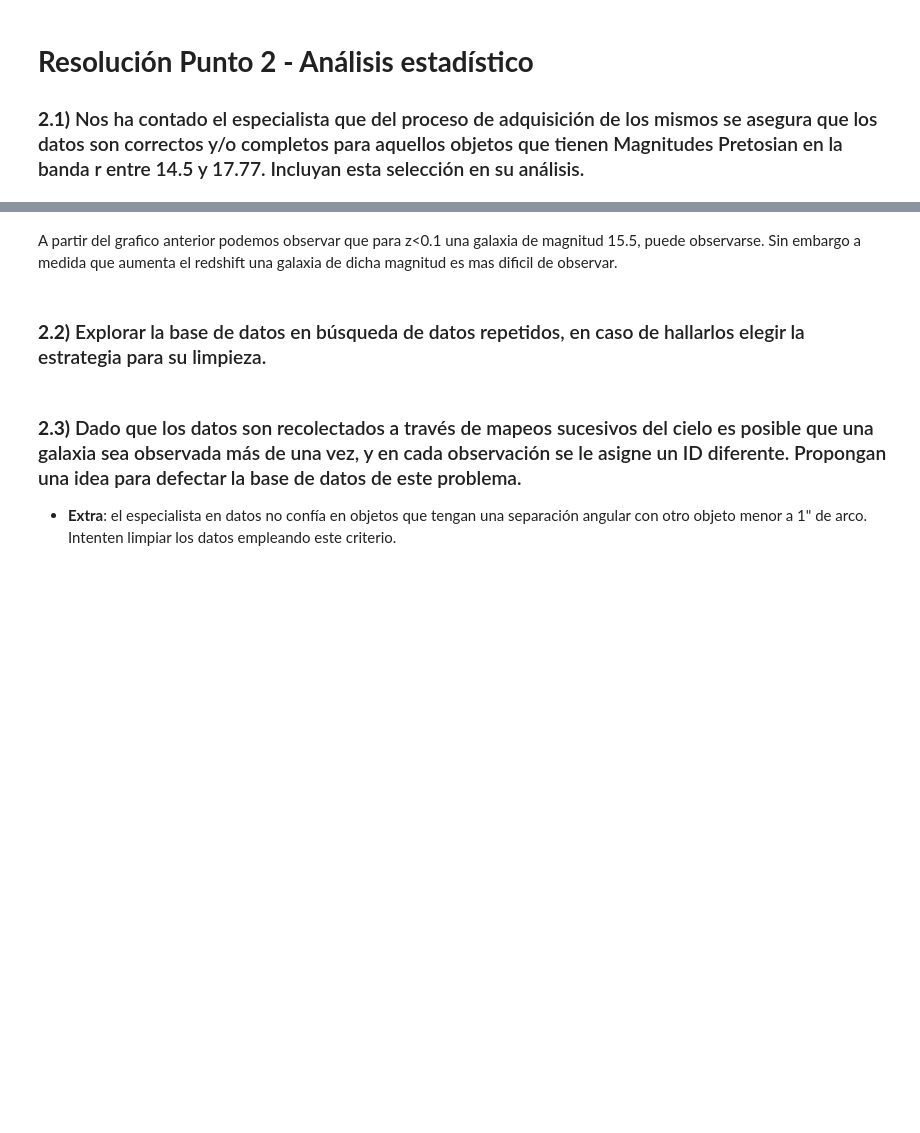
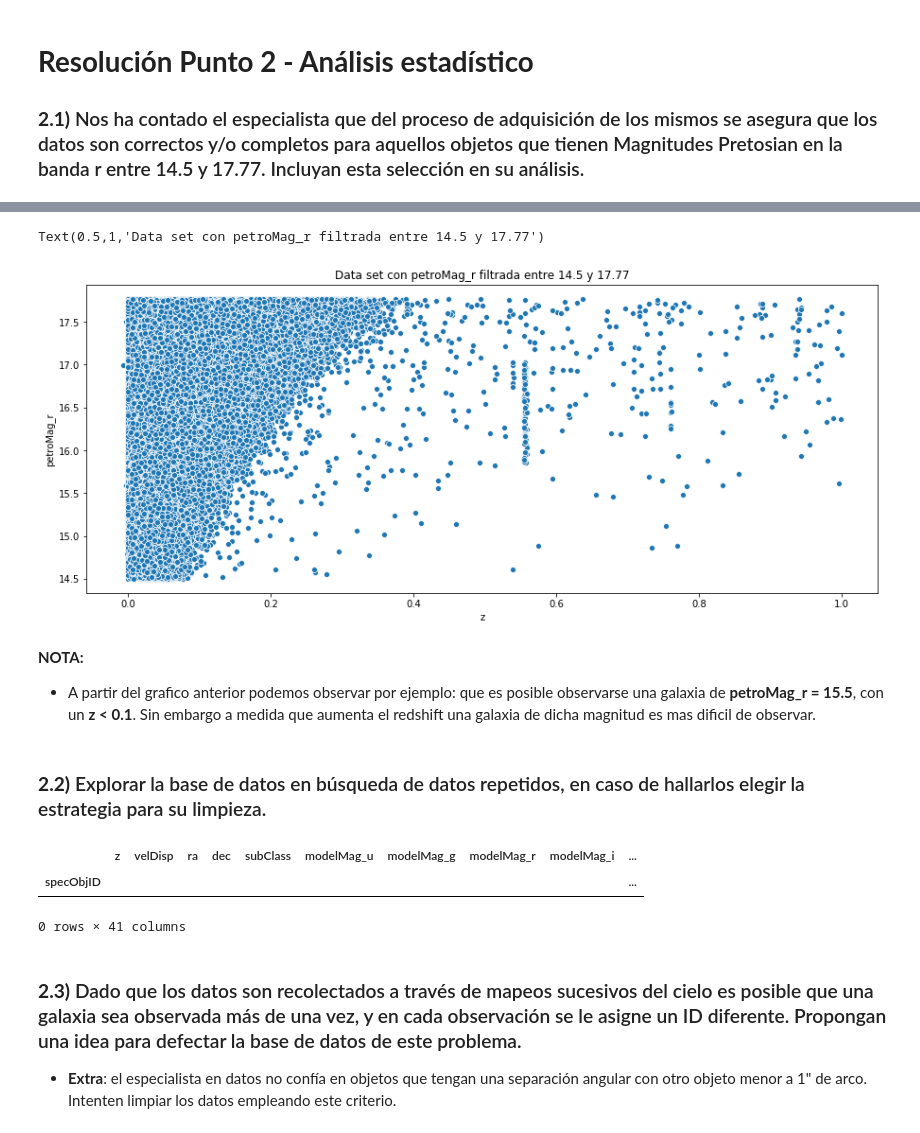
Before and after one commit to leoborgnino/mentoria-astro-datos, a Jupyter notebook: 2_Analisis_y_Curación.ipynb, the cells around one changed output, grey strips where cells are left out. Cells and saved outputs as stored; diff of their text form; code cells hidden in the pictures; blank space fills up the shorter version.

```diff
--- a/2_Analisis_y_Curación.ipynb
+++ b/2_Analisis_y_Curación.ipynb
@@ -450,6 +442,12 @@ seaborn.scatterplot(df_filter.z,df_filter.petroMag_r)
+# %%
+plt.figure(figsize=(15,6))
+seaborn.scatterplot(data_filter.z, data_filter.petroMag_r)
+plt.title('Data set con petroMag_r filtrada entre 14.5 y 17.77')
+# %% [output]
+Text(0.5,1,'Data set con petroMag_r filtrada entre 14.5 y 17.77')
+[figure, added]
 # %% [markdown]
-A partir del grafico anterior podemos observar que para z<0.1 una galaxia de magnitud 15.5,
-puede observarse. Sin embargo a medida que aumenta el redshift una galaxia de dicha magnitud
-es mas dificil de observar.
+**NOTA:**
+* A partir del grafico anterior podemos observar por ejemplo: que es posible observarse una galaxia de **petroMag_r = 15.5**, con un **z < 0.1**. Sin embargo a medida que aumenta el redshift una galaxia de dicha magnitud es mas dificil de observar.
 # %% [markdown]
 ### **2.2)** Explorar la base de datos en búsqueda de datos repetidos, en caso de hallarlos elegir la estrategia para su limpieza.
@@ -459,3 +454,11 @@ duplicated_df
+# %%
+#Los datos duplicados se trataron en el punto 1.2
+
+data_filter[data_filter.duplicated()]
+# %% [output]
+|  | z | velDisp | ra | dec | subClass | modelMag_u | modelMag_g | modelMag_r | modelMag_i | ... |
+| specObjID |  |  |  |  |  |  |  |  |  | ... |
+0 rows × 41 columns
 # %% [markdown]
 ### **2.3)** Dado que los datos son recolectados a través de mapeos sucesivos del cielo es posible que una galaxia sea observada más de una vez, y en cada observación se le asigne un ID diferente. Propongan una idea para defectar la base de datos de este problema.
 * **Extra**: el especialista en datos no confía en objetos que tengan una separación angular con otro objeto menor a 1" de arco. Intenten limpiar los datos empleando este criterio.
```
Also changed, not shown: parts of 17 cells of this notebook.
